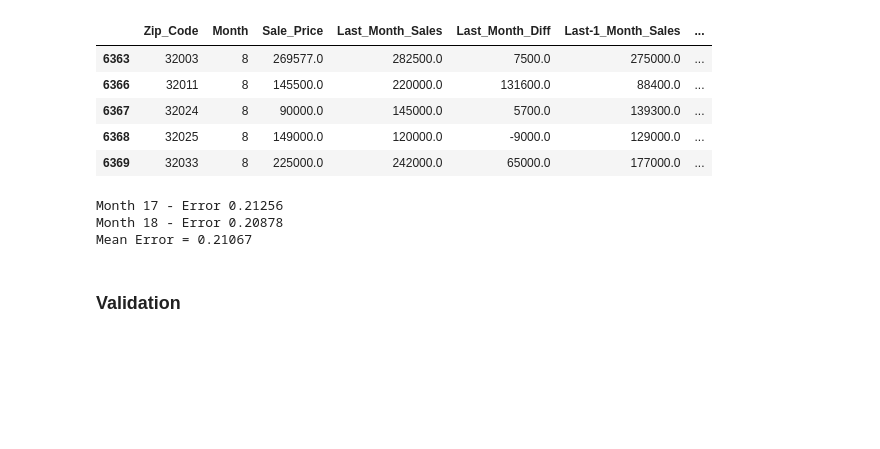
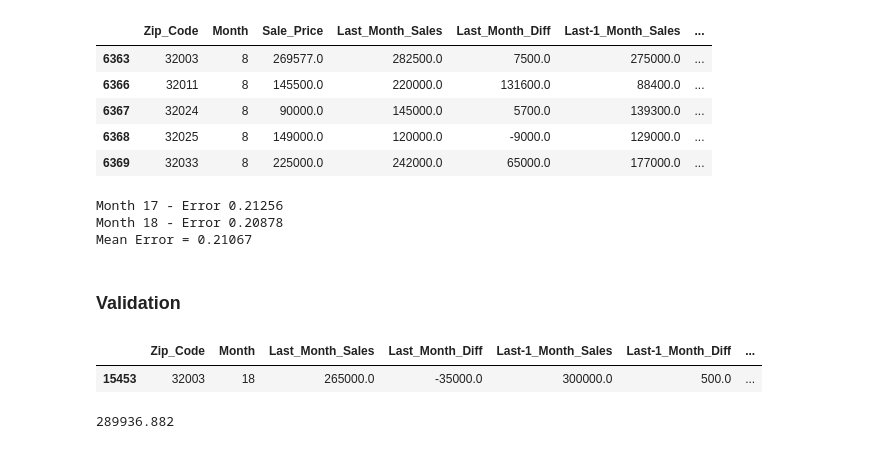
Before and after one commit to FinalProject-2021/Housing_Valuation, a Jupyter notebook: ML_model_K.ipynb, the cells around one changed output. Drawn from its saved outputs; the diff is of its cells as text; code cells hidden in the pictures; blank space fills up the shorter version.

```diff
--- a/ML_model_K.ipynb
+++ b/ML_model_K.ipynb
@@ -170,8 +119,10 @@ Mean Error = 0.28386
 # %%
 mean_error = []
 for month in range(17,19):
-    train = melt2[melt2['Month'] < month]
-    val = melt2[melt2['Month'] == month]
+    train = melt2[melt2['Month'] < month].copy()
+    val = melt2[melt2['Month'] == month].copy()
+
+    # train['Month'] = train['Month'] % 12 + 1
 
     xtr, xts = train.drop(['Sale_Price'], axis=1), val.drop(['Sale_Price'], axis=1)
     ytr, yts = train['Sale_Price'].values, val['Sale_Price'].values
@@ -400,0 +356,9 @@ Mean Error = 0.21067
+# %%
+xts.head(1)
+# %% [output]
+|  | Zip_Code | Month | Last_Month_Sales | Last_Month_Diff | Last-1_Month_Sales | Last-1_Month_Diff | ... |
+| 15453 | 32003 | 18 | 265000.0 | -35000.0 | 300000.0 | 500.0 | ... |
+# %%
+Y_pred[0]
+# %% [output]
+289936.882
```
Also changed, not shown: parts of 11 cells of this notebook.
